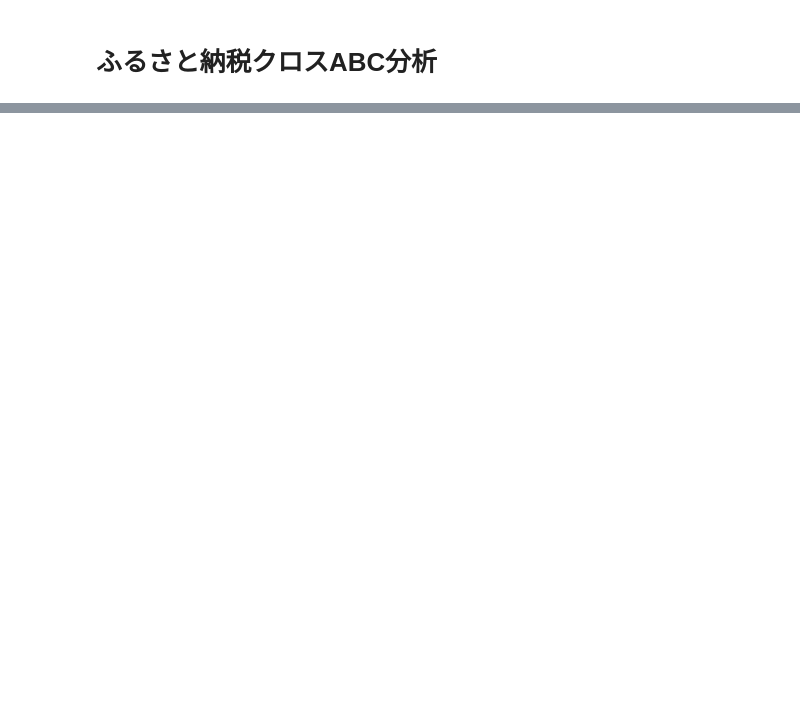
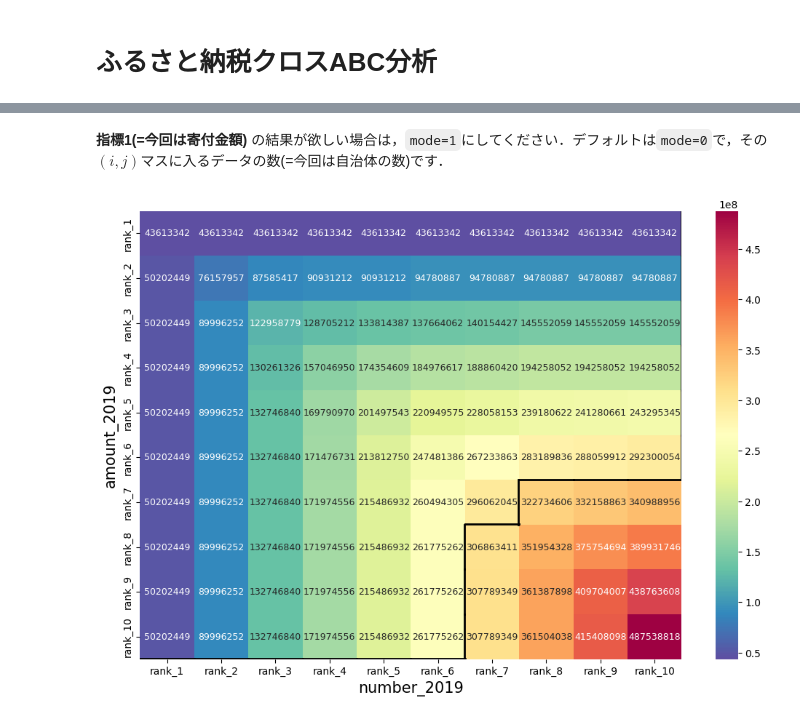
Before and after one commit to ueduck8x/crossabc, a Jupyter notebook: example.ipynb, the cells around one changed output, grey strips where cells are left out. Cells and saved outputs as stored; diff of their text form; code cells hidden in the pictures; blank space fills up the shorter version.

````diff
--- a/example.ipynb
+++ b/example.ipynb
@@ -173,0 +104,9 @@ print(401 / 1778)
+# %% [markdown]
+**指標1(=今回は寄付金額)** の結果が欲しい場合は，```mode=1```にしてください．デフォルトは```mode=0```で，その$(i, j)$マスに入るデータの数(=今回は自治体の数)です．
+# %%
+fig = plt.figure(figsize=(12, 8))
+ax = fig.add_subplot(1, 1, 1)
+cc.draw_histgram(ax=ax, cumtype=True, mode=1, threshold=0.62, fontsize=9)
+plt.show()
+# %% [output]
+[figure, added]
````
Also changed, not shown: parts of 62 cells of this notebook.
